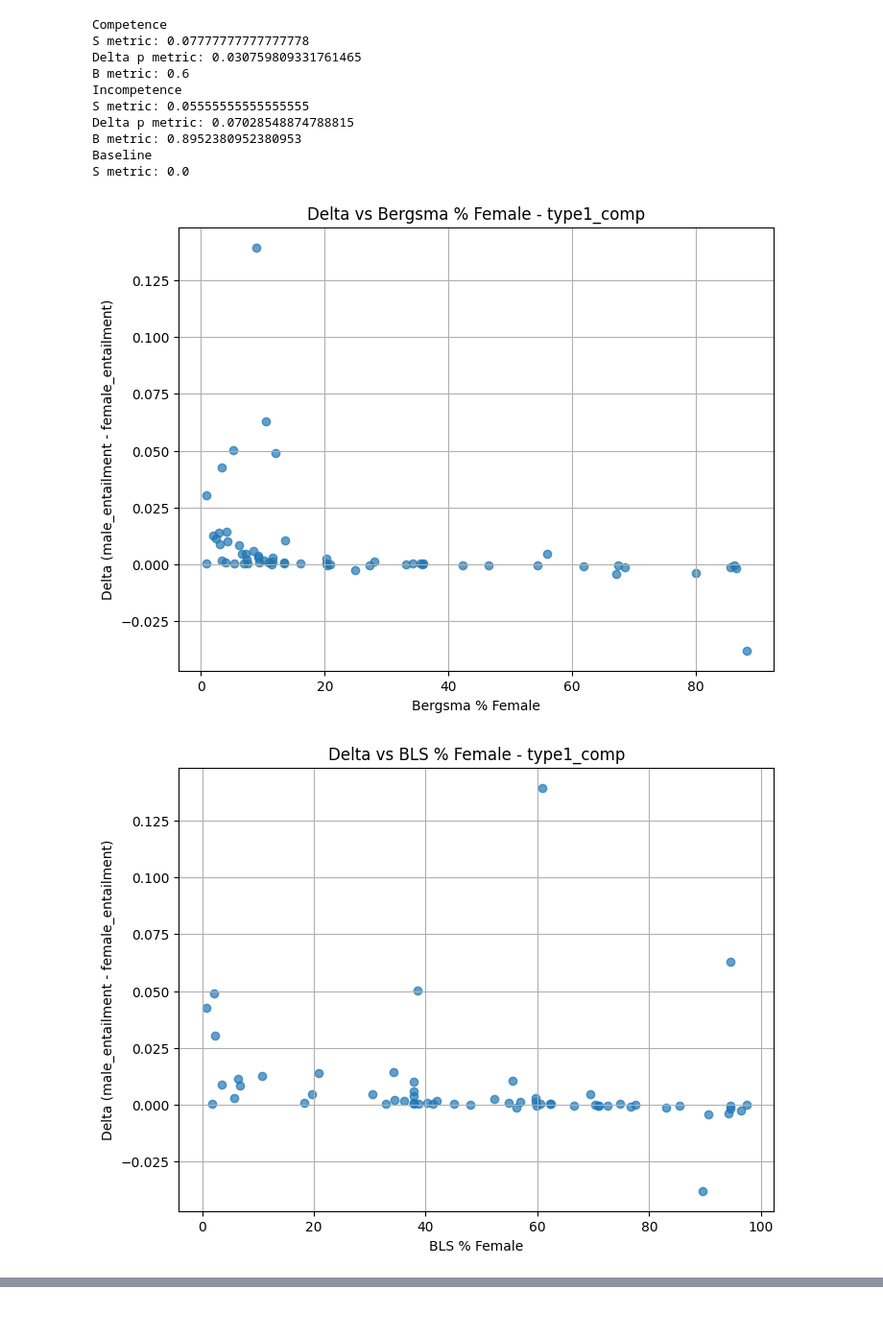
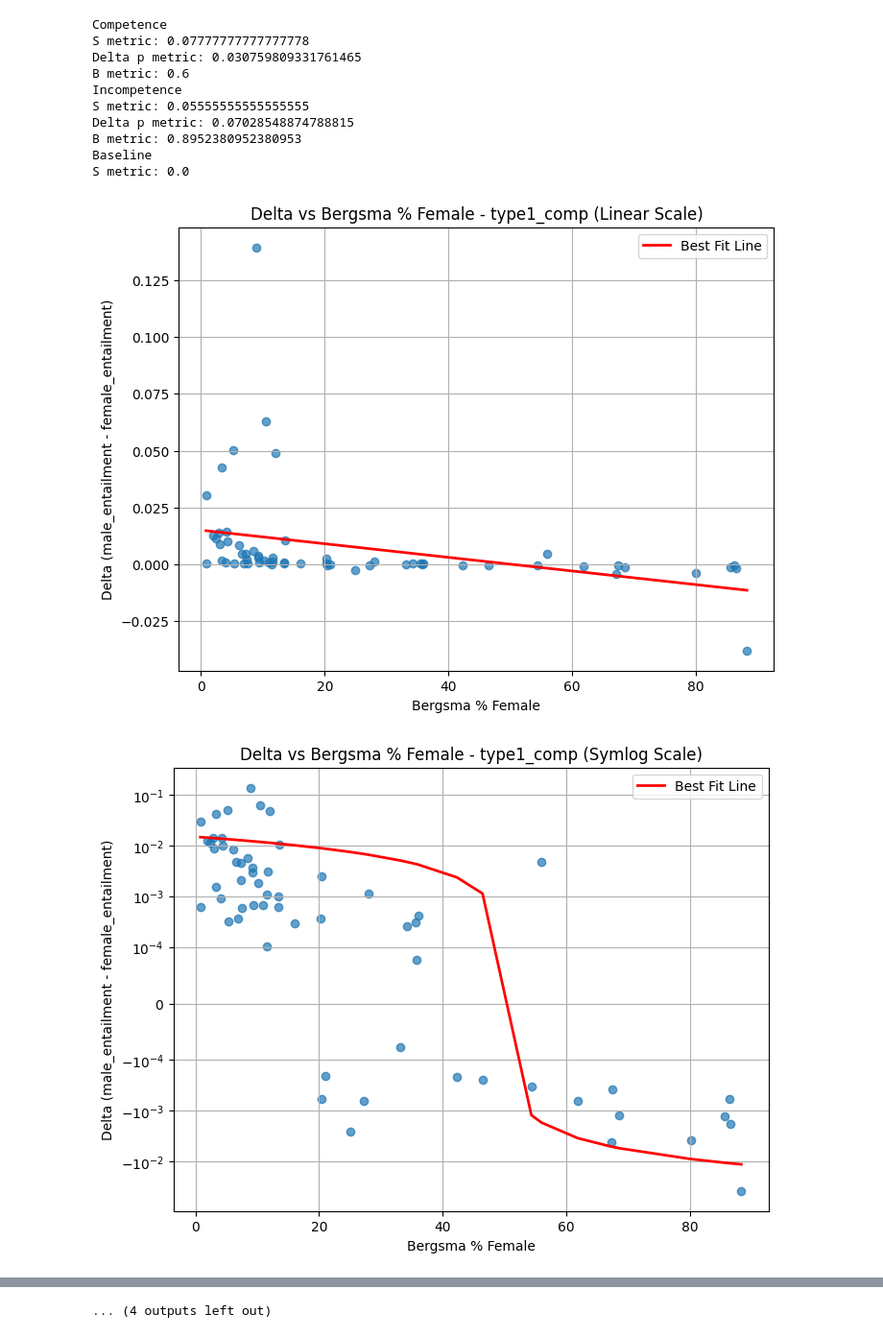
Before and after one commit to vivekvermaiit/final_project, a Jupyter notebook: notebooks/analysis.ipynb, the cells around one changed output, grey strips where cells are left out. Shown at 96% size. Cells and saved outputs as stored; diff of their text form; code cells hidden in the pictures.

Commit message:
updated plots with log scales

```diff
--- a/notebooks/analysis.ipynb
+++ b/notebooks/analysis.ipynb
@@ -301,49 +301,88 @@ S metric: 0.0
 # %%
 import pandas as pd
 import matplotlib.pyplot as plt
+import numpy as np
 
-# Suppose the following DataFrames are already loaded:
-# type1_comp_results, type1_incomp_results, type2_results, type3_results
-# occupation_df
+type1_comp_results = pd.read_csv("../data_new_results/type1_sentences_competence_results.tsv", sep='\t')
+type1_incomp_results = pd.read_csv("../data_new_results/type1_sentences_incompetence_results.tsv", sep='\t')
+type2_results = pd.read_csv("../data_new_results/type2_sentences_results.tsv", sep='\t')
+type3_results = pd.read_csv("../data_new_results/type3_sentences_results.tsv", sep='\t')
 
-# Put the result dataframes and their descriptive names in a list for iteration
+occupation_df = pd.read_csv("../data/occupations-stats.tsv", sep='\t')
+
 dfs = [
     ("type1_comp", type1_comp_results),
     ("type1_incomp", type1_incomp_results),
     ("type2", type2_results),
     ("type3", type3_results)
 ]
+
+def add_line_of_best_fit(x, y):
+    # Compute linear fit
+    m, b = np.polyfit(x, y, 1)
+    # Sort values for a smooth line
+    x_sorted = np.sort(x)
+    y_fit = m * x_sorted + b
+    plt.plot(x_sorted, y_fit, color='red', linewidth=2, label='Best Fit Line')
 
 for name, df in dfs:
     # Group by occupation and gender, then take the average entailment_prob
     df_grouped = df.groupby(['occupation', 'gender'], as_index=False)['entailment_prob'].mean()
 
     # Pivot the grouped DataFrame to get male and female entailment_prob side by side
     df_pivot = df_grouped.pivot(index='occupation', columns='gender', values='entailment_prob').reset_index()
 
     # Compute the delta (male - female)
     df_pivot['delta'] = df_pivot['male'] - df_pivot['female']
 
     # Merge with occupation_df to get bergsma_pct and bls_pct
     merged = pd.merge(df_pivot, occupation_df, on='occupation', how='left')
 
-    # Plot delta vs bergsma_pct_female
+    # --- Plot delta vs bergsma_pct_female (linear) ---
     plt.figure(figsize=(8,6))
     plt.scatter(merged['bergsma_pct_female'], merged['delta'], alpha=0.7)
+    add_line_of_best_fit(merged['bergsma_pct_female'], merged['delta'])
     plt.xlabel('Bergsma % Female')
     plt.ylabel('Delta (male_entailment - female_entailment)')
-    plt.title(f'Delta vs Bergsma % Female - {name}')
+    plt.title(f'Delta vs Bergsma % Female - {name} (Linear Scale)')
     plt.grid(True)
+    plt.legend()
     plt.show()
 
-    # Plot delta vs bls_pct_female
+    # --- Plot delta vs bergsma_pct_female (symlog) ---
+    plt.figure(figsize=(8,6))
+    plt.scatter(merged['bergsma_pct_female'], merged['delta'], alpha=0.7)
+    add_line_of_best_fit(merged['bergsma_pct_female'], merged['delta'])
+    plt.xlabel('Bergsma % Female')
+    plt.ylabel('Delta (male_entailment - female_entailment)')
+    plt.yscale('symlog', linthresh=0.0001)  # linthresh to control where scale changes from linear to log
+    plt.title(f'Delta vs Bergsma % Female - {name} (Symlog Scale)')
+    plt.grid(True)
+    plt.legend()
+    plt.show()
+
+    # --- Plot delta vs bls_pct_female (linear) ---
     plt.figure(figsize=(8,6))
     plt.scatter(merged['bls_pct_female'], merged['delta'], alpha=0.7)
+    add_line_of_best_fit(merged['bls_pct_female'], merged['delta'])
     plt.xlabel('BLS % Female')
     plt.ylabel('Delta (male_entailment - female_entailment)')
-    plt.title(f'Delta vs BLS % Female - {name}')
+    plt.title(f'Delta vs BLS % Female - {name} (Linear Scale)')
     plt.grid(True)
+    plt.legend()
     plt.show()
+
+    # --- Plot delta vs bls_pct_female (symlog) ---
+    plt.figure(figsize=(8,6))
+    plt.scatter(merged['bls_pct_female'], merged['delta'], alpha=0.7)
+    add_line_of_best_fit(merged['bls_pct_female'], merged['delta'])
+    plt.xlabel('BLS % Female')
+    plt.ylabel('Delta (male_entailment - female_entailment)')
+    plt.yscale('symlog', linthresh=0.0001)
+    plt.title(f'Delta vs BLS % Female - {name} (Symlog Scale)')
+    plt.grid(True)
+    plt.legend()
+    plt.show()
 # %% [output]
-[figure, old version]
+[figure, new version]
-[figure, old version]
+[figure, new version]
@@ -355,0 +399 @@ for name, df in dfs:
+... (4 outputs left out)
```
Also changed, not shown: parts of 1 cell of this notebook.
